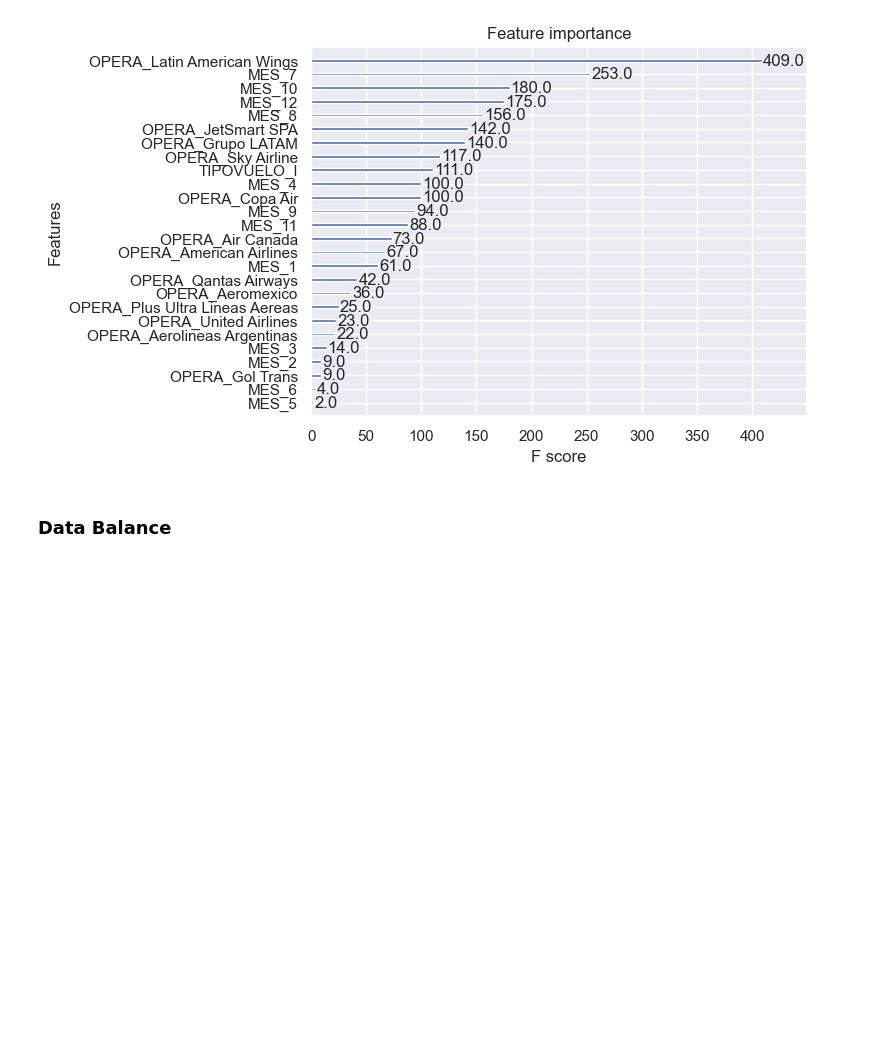
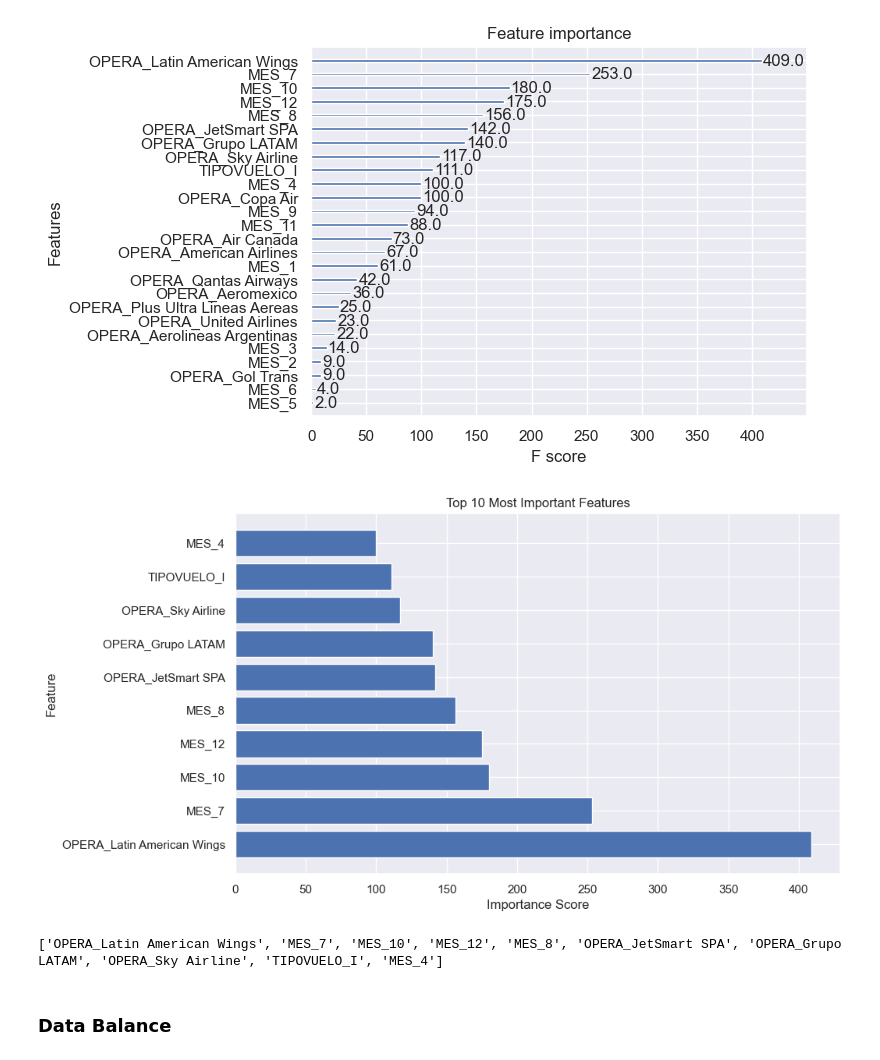
Before and after one commit to jpdattas/challenge, a Jupyter notebook: challenge/exploration.ipynb, the cells around one changed output. Saved outputs shown, nothing was run; the diff lists cells and outputs as text; code cells hidden in the pictures; blank space fills up the shorter version.

```diff
--- a/challenge/exploration.ipynb
+++ b/challenge/exploration.ipynb
@@ -407,12 +404,13 @@ from sklearn.metrics import confusion_matrix, classification_report
 training_data = shuffle(data[['OPERA', 'MES', 'TIPOVUELO', 'SIGLADES', 'DIANOM', 'delay']], random_state = 111)
 # %%
 # One-hot encoding categorical features
-# Why other categories are not here?
 # I changed the code here to use training_data (shuffled data), which is a good practice
+# I agree that these seem to be the most important features based on the data analysis.
 features = pd.concat([
     pd.get_dummies(training_data['OPERA'], prefix = 'OPERA'),
     pd.get_dummies(training_data['TIPOVUELO'], prefix = 'TIPOVUELO'),
-    pd.get_dummies(training_data['MES'], prefix = 'MES')],
+    pd.get_dummies(training_data['MES'], prefix = 'MES'),
+    ],
     axis = 1
 )
 
@@ -564,3 +549,49 @@ top_10_features = [
+# %%
+# DS code
+
+# top_10_features = [
+#     "OPERA_Latin American Wings",
+#     "MES_7",
+#     "MES_10",
+#     "OPERA_Grupo LATAM",
+#     "MES_12",
+#     "TIPOVUELO_I",
+#     "MES_4",
+#     "MES_11",
+#     "OPERA_Sky Airline",
+#     "OPERA_Copa Air"
+# ]
+
+
+# Generalized code:
+
+# Get the booster from the XGBoost model
+booster = xgb_model.get_booster()
+
+# Get feature importance dictionary from the booster
+importance_dict = booster.get_fscore()
+
+# Convert the importance dictionary to a DataFrame for easier sorting
+importance_df = pd.DataFrame(list(importance_dict.items()), columns=['Feature', 'Importance'])
+
+# Sort the DataFrame by importance in descending order
+sorted_importance_df = importance_df.sort_values(by='Importance', ascending=False)
+
+# Extract the top 10 most important features
+top_10_features = sorted_importance_df['Feature'].head(10).tolist()
+top_10_importances = sorted_importance_df['Importance'].head(10).tolist()
+
+# Plot the top 10 important features
+plt.figure(figsize=(10, 6))
+plt.barh(top_10_features, top_10_importances)
+plt.xlabel('Importance Score')
+plt.ylabel('Feature')
+plt.title('Top 10 Most Important Features')
+plt.show()
+print(top_10_features)
+# %% [output]
+[figure, added]
+['OPERA_Latin American Wings', 'MES_7', 'MES_10', 'MES_12', 'MES_8', 'OPERA_JetSmart SPA', 'OPERA_Grupo LATAM', 'OPERA_Sky Airline', 'TIPOVUELO_I', 'MES_4']
 # %% [markdown]
 ### Data Balance
 # %%
```
Also changed, not shown: parts of 17 cells of this notebook.
